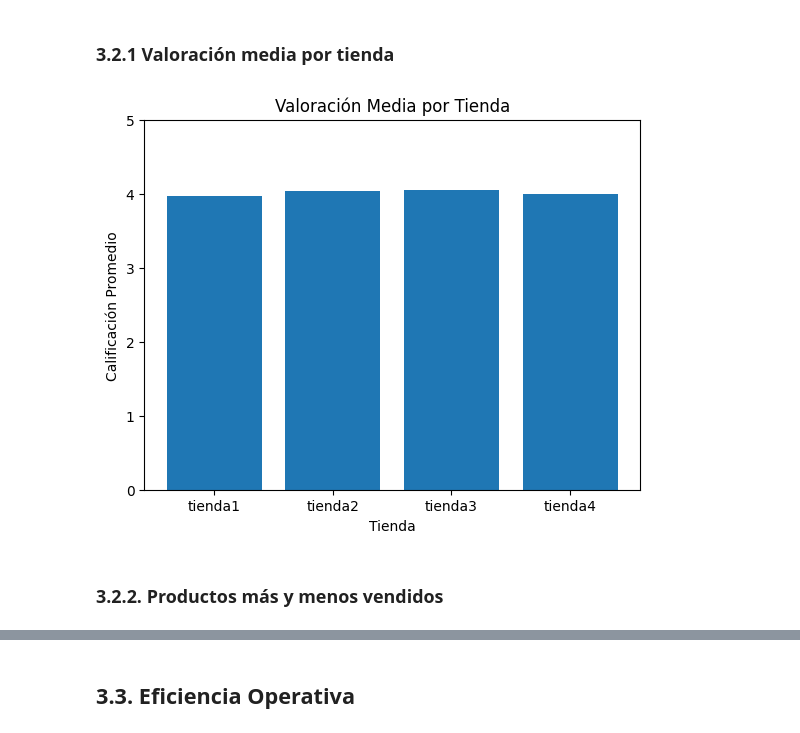
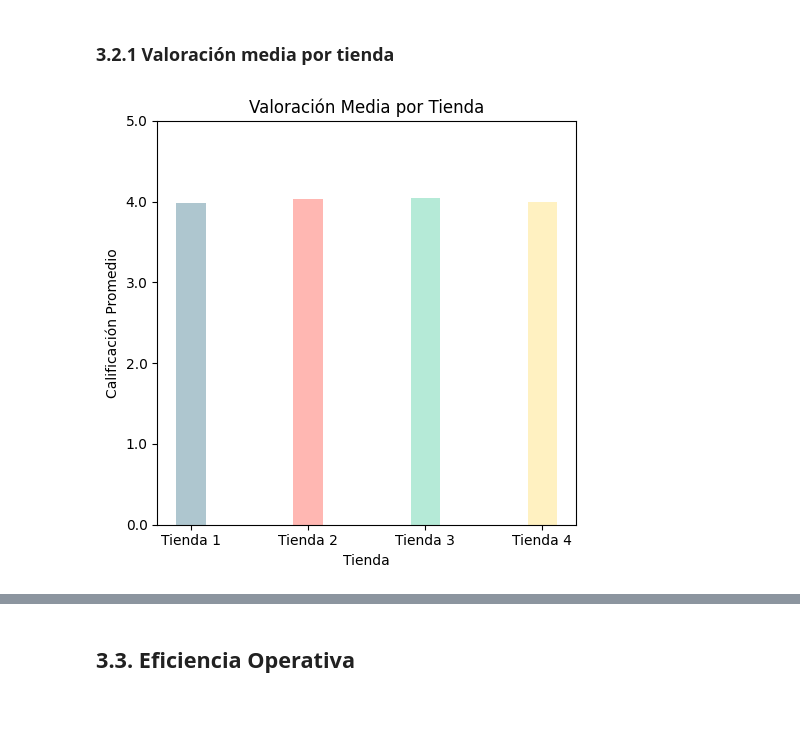
Before and after one commit to marcochc99/Challenge_AluraStore, a Jupyter notebook: Challenge_AluraStore.ipynb, the cells around one changed output, grey strips where cells are left out. Drawn from its saved outputs; the diff is of its cells as text; code cells hidden in the pictures.

```diff
--- a/Challenge_AluraStore.ipynb
+++ b/Challenge_AluraStore.ipynb
@@ -232,21 +310,46 @@ plt.show()
 # %% [markdown]
 ### **3.2.1 Valoración media por tienda**
 # %%
+# Cálculo de la valoración media por tienda
 valoracion = (
     df_total
     .groupby('Tienda')['Calificación']
     .mean()
     .reset_index()
 )
 
-plt.figure()
-plt.bar(valoracion['Tienda'], valoracion['Calificación'])
+# Formateo de nombres de tiendas
+valoracion['Tienda_formateada'] = (
+    valoracion['Tienda']
+    .str.replace('tienda', 'Tienda ', regex=False)
+)
+
+# Creación de la figura
+plt.figure(figsize=(5, 5))
+
+# Gráfico de barras
+plt.bar(
+    valoracion['Tienda_formateada'],
+    valoracion['Calificación'],
+    color=colores_figura,
+    width=0.25
+)
+
+# Títulos y etiquetas
 plt.title('Valoración Media por Tienda')
 plt.xlabel('Tienda')
 plt.ylabel('Calificación Promedio')
+
+# Límite del eje Y (escala de calificación)
 plt.ylim(0, 5)
+
+# Formato del eje Y
+plt.gca().yaxis.set_major_formatter(
+    StrMethodFormatter('{x:.1f}')
+)
+
+# Visualización final
+plt.tight_layout()
 plt.show()
 # %% [output]
-[figure, old version]
+[figure, new version]
-# %% [markdown]
-### **3.2.2. Productos más y menos vendidos**
```
Also changed, not shown: parts of 6 cells of this notebook.
